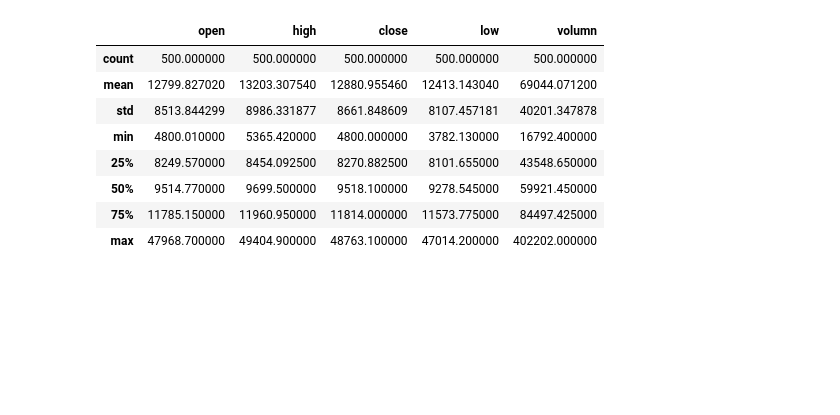
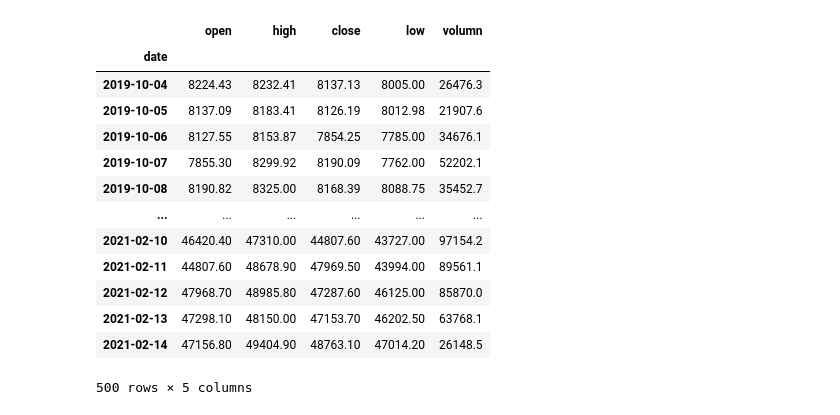
Before and after one commit to bachpx195/the_big_trade, a Jupyter notebook: python_for_finance/main.ipynb, the cells around one changed output. Cells and saved outputs as stored; diff of their text form; code cells hidden in the pictures; blank space fills up the shorter version.

```diff
--- a/python_for_finance/main.ipynb
+++ b/python_for_finance/main.ipynb
@@ -1,20 +1,26 @@
 # %%
 from models.candlestick import Candlestick
 import pandas as pd
+import numpy as np
 
 
 candlestick = Candlestick()
 
 df = candlestick.to_df()
 
-df.describe()
+df
 # %% [output]
 |  | open | high | close | low | volumn |
-| count | 500.000000 | 500.000000 | 500.000000 | 500.000000 | 500.000000 |
-| mean | 12799.827020 | 13203.307540 | 12880.955460 | 12413.143040 | 69044.071200 |
-| std | 8513.844299 | 8986.331877 | 8661.848609 | 8107.457181 | 40201.347878 |
-| min | 4800.010000 | 5365.420000 | 4800.000000 | 3782.130000 | 16792.400000 |
-| 25% | 8249.570000 | 8454.092500 | 8270.882500 | 8101.655000 | 43548.650000 |
-| 50% | 9514.770000 | 9699.500000 | 9518.100000 | 9278.545000 | 59921.450000 |
-| 75% | 11785.150000 | 11960.950000 | 11814.000000 | 11573.775000 | 84497.425000 |
-| max | 47968.700000 | 49404.900000 | 48763.100000 | 47014.200000 | 402202.000000 |
+| date |  |  |  |  |  |
+| 2019-10-04 | 8224.43 | 8232.41 | 8137.13 | 8005.00 | 26476.3 |
+| 2019-10-05 | 8137.09 | 8183.41 | 8126.19 | 8012.98 | 21907.6 |
+| 2019-10-06 | 8127.55 | 8153.87 | 7854.25 | 7785.00 | 34676.1 |
+| 2019-10-07 | 7855.30 | 8299.92 | 8190.09 | 7762.00 | 52202.1 |
+| 2019-10-08 | 8190.82 | 8325.00 | 8168.39 | 8088.75 | 35452.7 |
+| ... | ... | ... | ... | ... | ... |
+| 2021-02-10 | 46420.40 | 47310.00 | 44807.60 | 43727.00 | 97154.2 |
+| 2021-02-11 | 44807.60 | 48678.90 | 47969.50 | 43994.00 | 89561.1 |
+| 2021-02-12 | 47968.70 | 48985.80 | 47287.60 | 46125.00 | 85870.0 |
+| 2021-02-13 | 47298.10 | 48150.00 | 47153.70 | 46202.50 | 63768.1 |
+| 2021-02-14 | 47156.80 | 49404.90 | 48763.10 | 47014.20 | 26148.5 |
+500 rows × 5 columns
```
Also changed, not shown: parts of 2 cells of this notebook, 1 other file.
